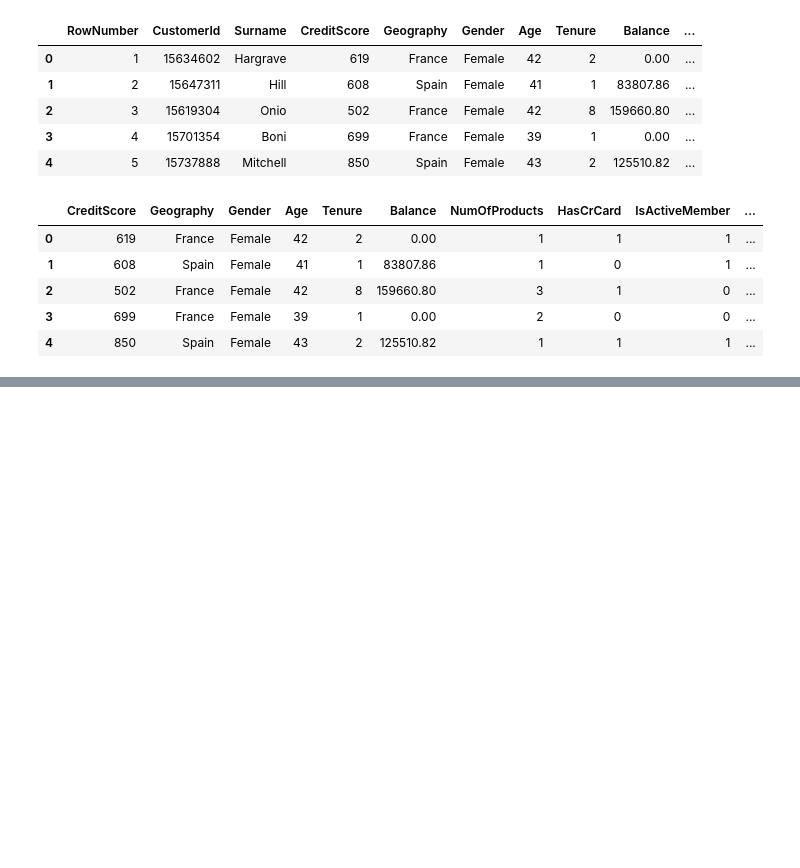
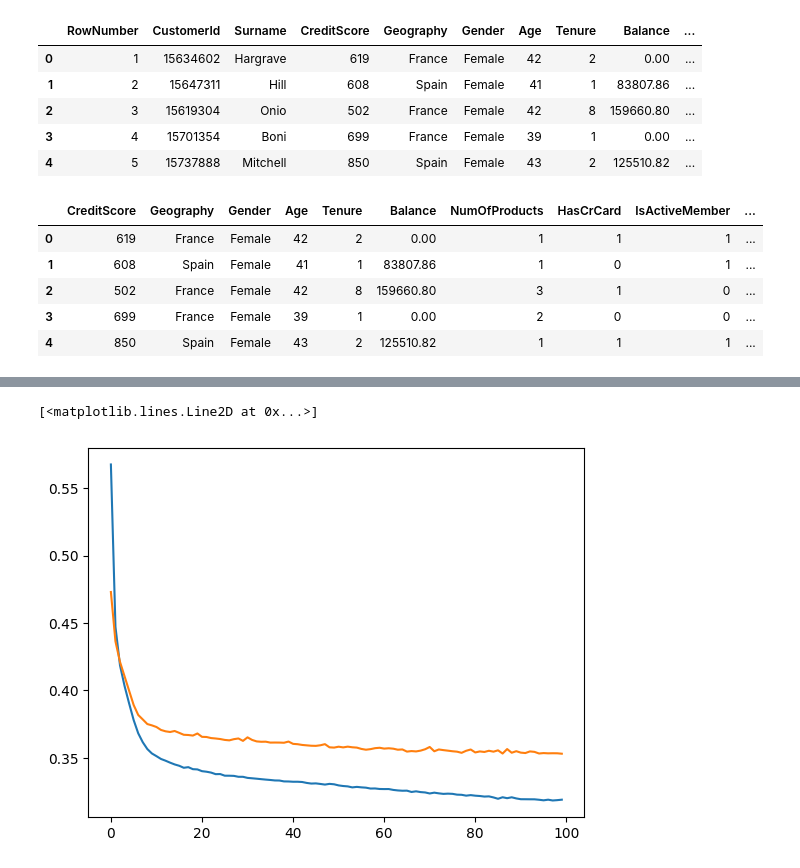
Before and after one commit to ajaykumar080286/DeepLearning, a Jupyter notebook: 5_Churn_Modelling.ipynb, the cells around one changed output, grey strips where cells are left out. Cells and saved outputs as stored; diff of their text form; code cells hidden in the pictures; blank space fills up the shorter version.

```diff
--- a/5_Churn_Modelling.ipynb
+++ b/5_Churn_Modelling.ipynb
@@ -29,0 +232,6 @@ df.head()
+# %%
+plt.plot(history.history["loss"])
+plt.plot(history.history["val_loss"])
+# %% [output]
+[<matplotlib.lines.Line2D at 0x...>]
+[figure, added]
```
Also changed, not shown: parts of 26 cells of this notebook.
